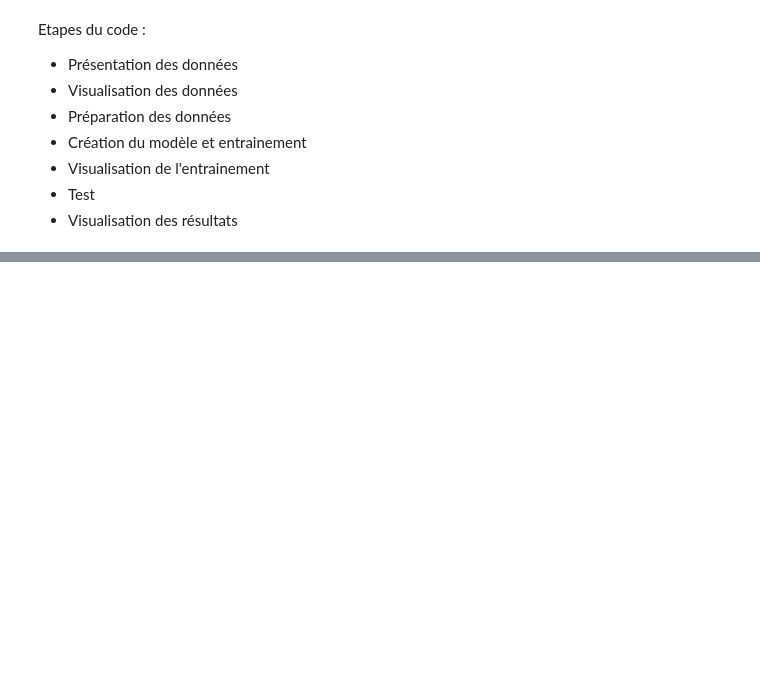
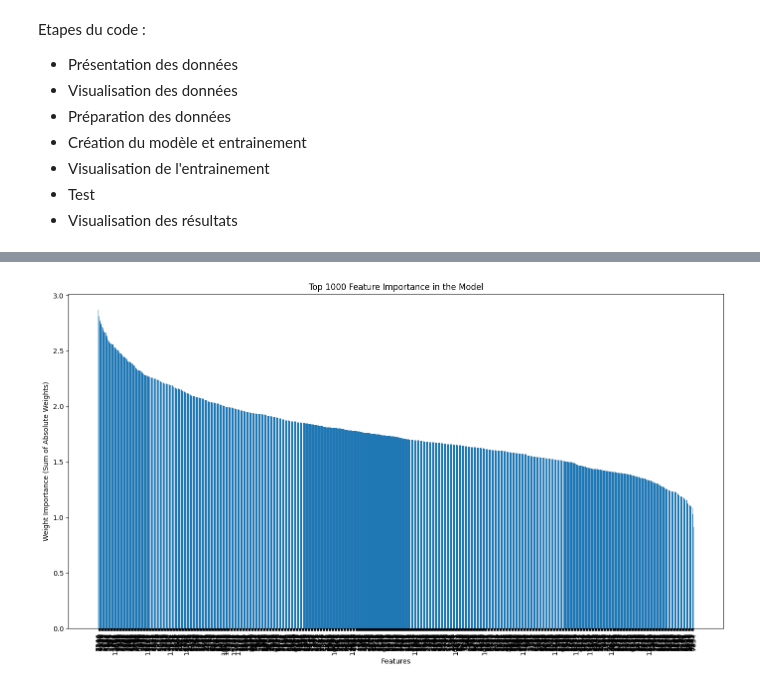
Before and after one commit to Turbotje/Repo_test, a Jupyter notebook: Projet_Diabete_UE_Bioinfo.ipynb, the cells around one changed output, grey strips where cells are left out. Saved outputs shown, nothing was run; the diff lists cells and outputs as text; code cells hidden in the pictures; blank space fills up the shorter version.

```diff
--- a/Projet_Diabete_UE_Bioinfo.ipynb
+++ b/Projet_Diabete_UE_Bioinfo.ipynb
@@ -139,0 +348,24 @@ Interprétation
+# %%
+# Sort features by importance (descending order)
+sorted_indices = np.argsort(feature_importance)[::-1]  # Indices of features sorted by importance
+sorted_feature_importance = feature_importance[sorted_indices]  # Sorted importance values
+sorted_feature_names = feature_names[sorted_indices]  # Sorted feature names
+
+# Select the top 50 features
+top_n = 1000
+top_feature_importance = sorted_feature_importance[:top_n]
+top_feature_names = sorted_feature_names[:top_n]
+# %%
+import matplotlib.pyplot as plt
+
+# Plot the top 50 features
+plt.figure(figsize=(14, 8))
+plt.bar(range(top_n), top_feature_importance, align='center')
+plt.xticks(range(top_n), top_feature_names, rotation=90)
+plt.xlabel('Features')
+plt.ylabel('Weight Importance (Sum of Absolute Weights)')
+plt.title(f'Top {top_n} Feature Importance in the Model')
+plt.tight_layout()  # Adjust layout to prevent overlapping labels
+plt.show()
+# %% [output]
+[figure, added]
```
Also changed, not shown: parts of 13 cells of this notebook.
